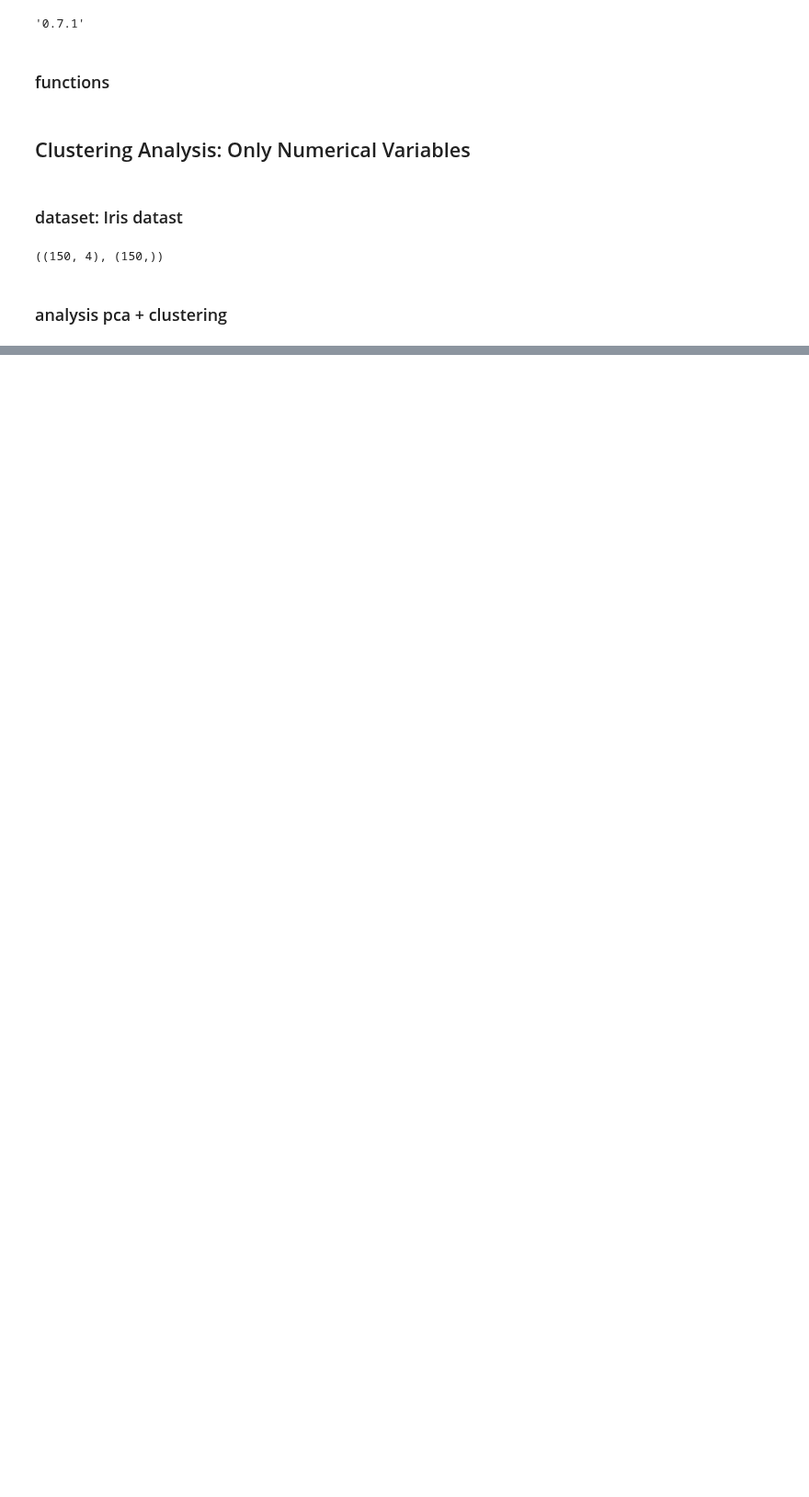
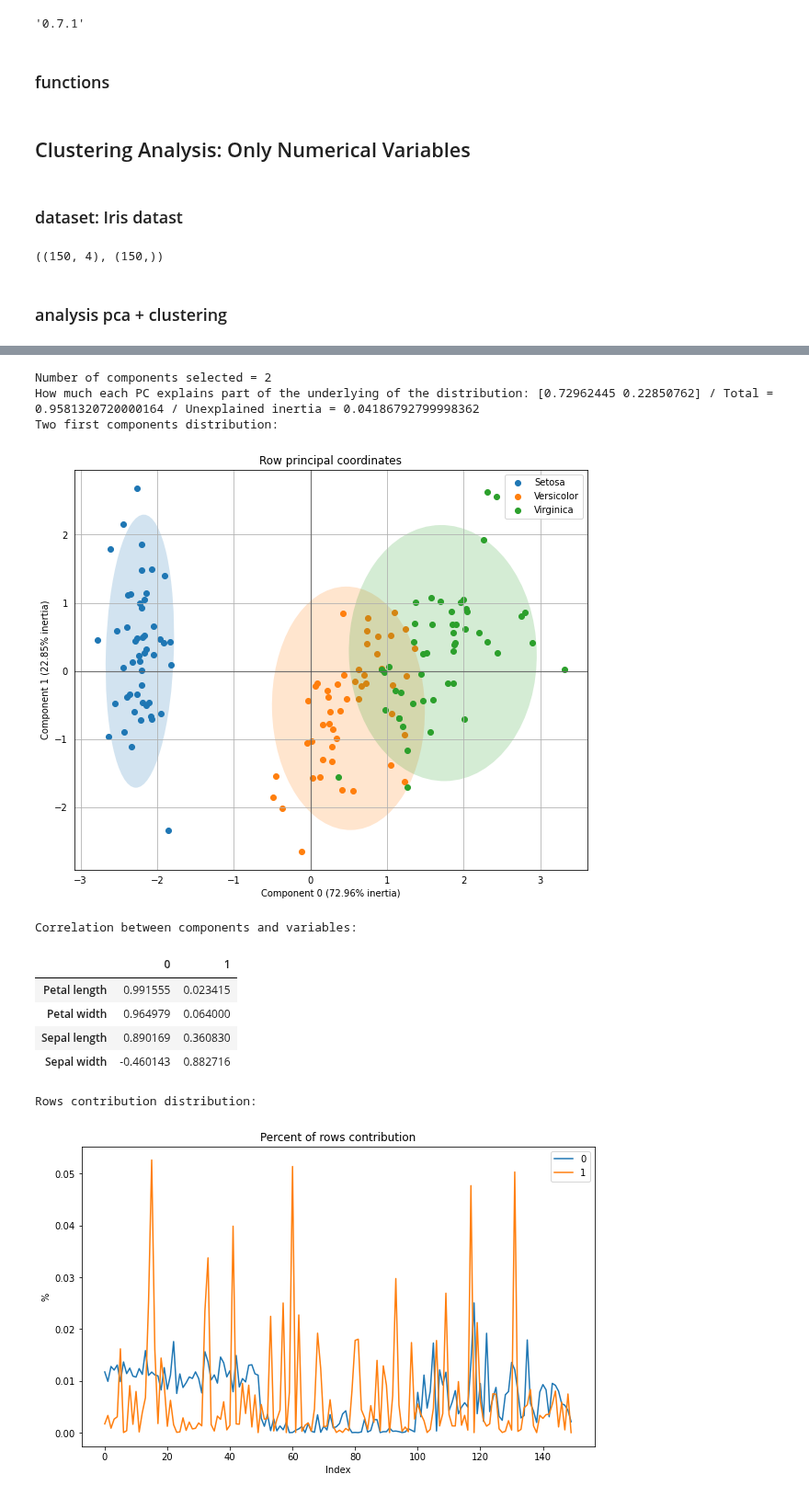
Before and after one commit to jmquintana79/utilsDS, a Jupyter notebook: notebooks/analysis/analysis_clustering/clustering_analysis-mixed_categorical_numerical_variables.ipynb, the cells around one changed output, grey strips where cells are left out. Shown at 92% size. Cells and saved outputs as stored; diff of their text form; code cells hidden in the pictures; blank space fills up the shorter version.

Commit message:
Start to prepare pca analysis

```diff
--- a/notebooks/analysis/analysis_clustering/clustering_analysis-mixed_categorical_numerical_variables.ipynb
+++ b/notebooks/analysis/analysis_clustering/clustering_analysis-mixed_categorical_numerical_variables.ipynb
@@ -304,0 +305,15 @@ Selected optimal number of clusters = 3
+# %%
+analysis_pca(X,y)
+# %% [output]
+Number of components selected = 2
+How much each PC explains part of the underlying of the distribution: [0.72962445 0.22850762] / Total = 0.9581320720000164 / Unexplained inertia = 0.04186792799998362
+Two first components distribution:
+[figure, added]
+Correlation between components and variables:
+|  | 0 | 1 |
+| Petal length | 0.991555 | 0.023415 |
+| Petal width | 0.964979 | 0.064000 |
+| Sepal length | 0.890169 | 0.360830 |
+| Sepal width | -0.460143 | 0.882716 |
+Rows contribution distribution:
+[figure, added]
```
Also changed, not shown: parts of 5 cells of this notebook.
